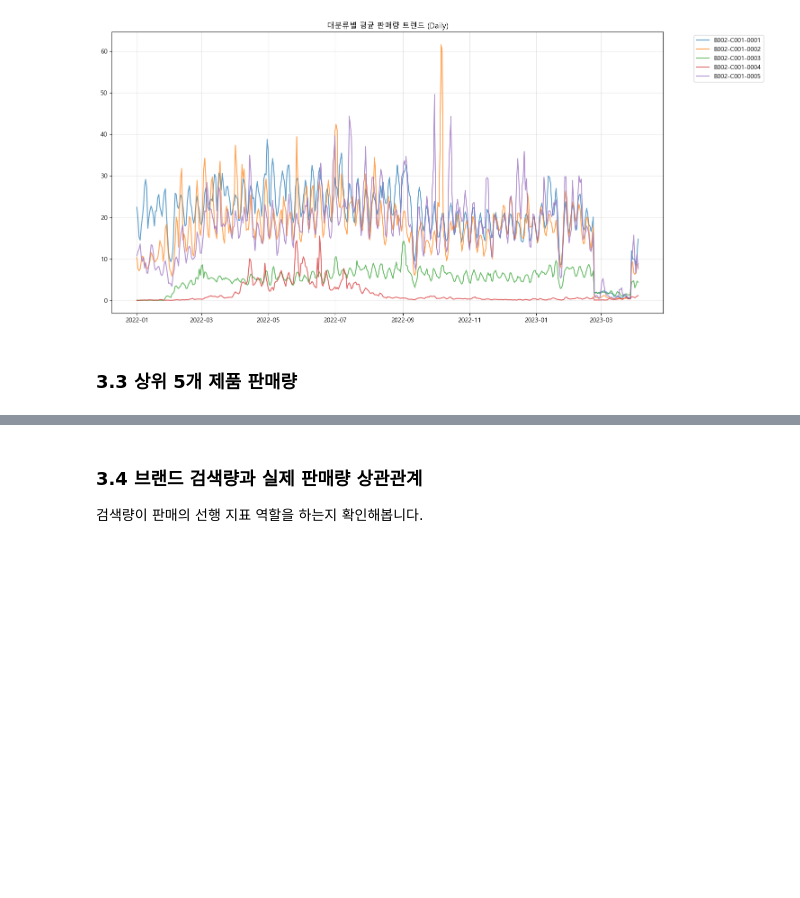
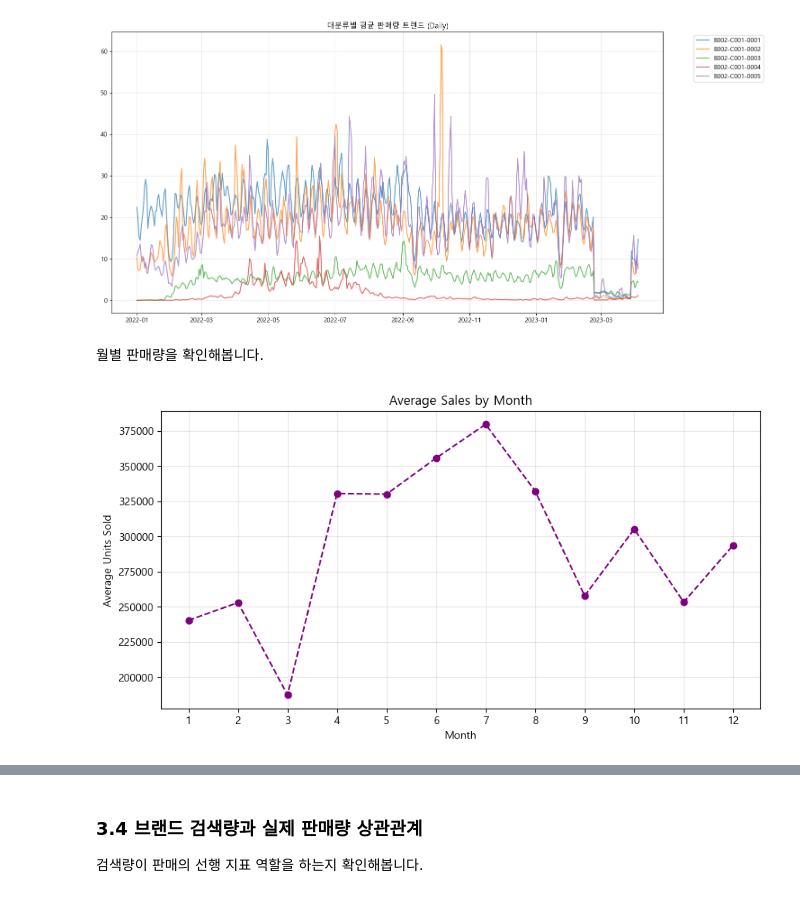
Before and after one commit to KittyNat123/Sales, a Jupyter notebook: 조규형/Sales_조규형2.ipynb, the cells around one changed output, grey strips where cells are left out. Cells and saved outputs as stored; diff of their text form; code cells hidden in the pictures; blank space fills up the shorter version.

```diff
--- a/조규형/Sales_조규형2.ipynb
+++ b/조규형/Sales_조규형2.ipynb
@@ -303,5 +307,28 @@ plt.tight_layout()
 plt.show()
 # %% [output]
 [figure]
-# %% [markdown]
-### 3.3 상위 5개 제품 판매량
+# %% [markdown]
+월별 판매량을 확인해봅니다.
+# %%
+#'20'으로 시작하는 날짜 형식의 컬럼명만 리스트로 뽑습니다.
+date_cols = [c for c in train.columns if str(c).startswith('20')]
+
+# 모든 제품의 날짜별 판매 합계 계산 (Series 형태)
+daily_total_sales = train[date_cols].sum(axis=0)
+
+# 인덱스를 datetime 객체로 변환 (요일/월 추출을 위해 필수)
+daily_total_sales.index = pd.to_datetime(daily_total_sales.index)
+# %%
+# 월 추출 (1월 ~ 12월)
+monthly_sales = daily_total_sales.groupby(daily_total_sales.index.month).mean()
+
+plt.figure(figsize=(10, 5))
+plt.plot(monthly_sales.index, monthly_sales.values, marker='o', color='purple', linestyle='--')
+plt.title("Average Sales by Month")
+plt.xlabel("Month")
+plt.ylabel("Average Units Sold")
+plt.xticks(range(1, 13))
+plt.grid(True, alpha=0.3)
+plt.show()
+# %% [output]
+[figure, added]
```
Also changed, not shown: parts of 58 cells of this notebook.
